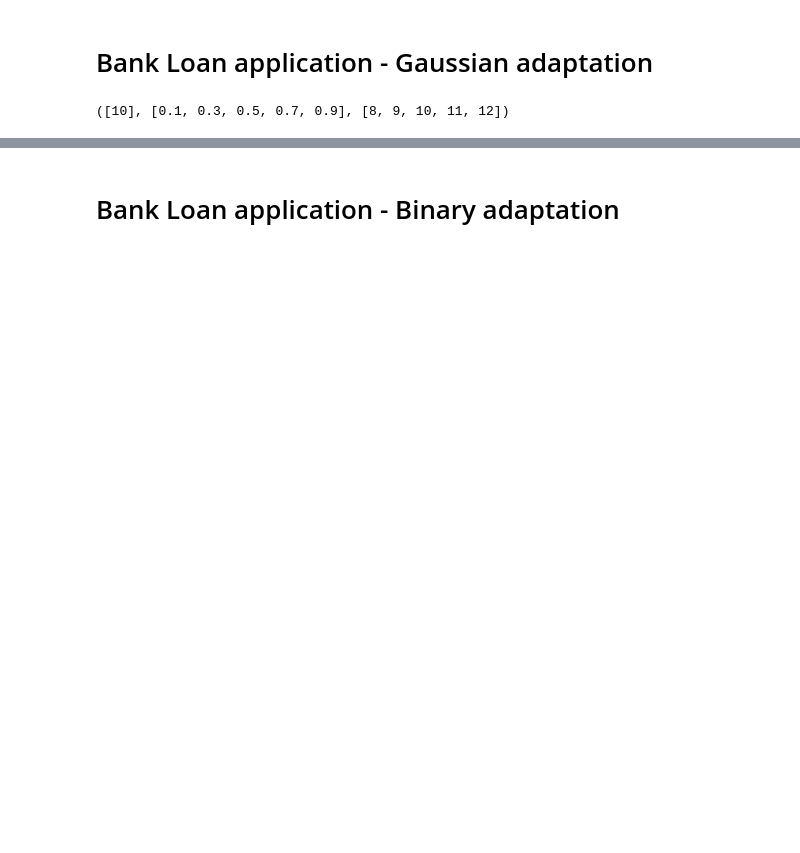
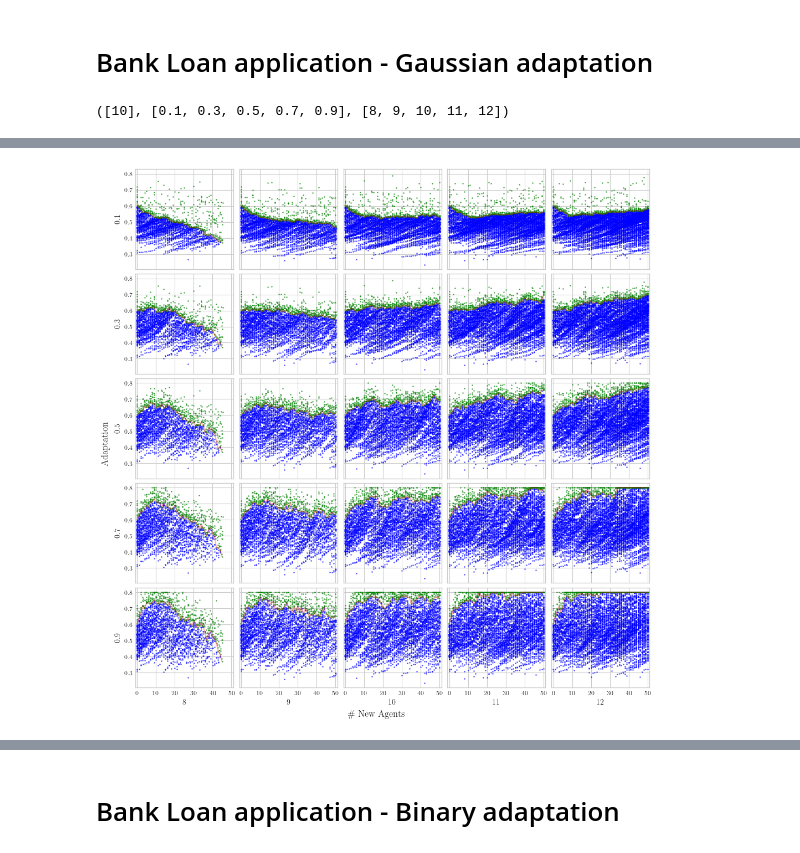
Before and after one commit to joaopfonseca/recourse-over-time, a Jupyter notebook: notebooks/2.0-meta-simulation.ipynb, the cells around one changed output, grey strips where cells are left out. Saved outputs shown, nothing was run; the diff lists cells and outputs as text; code cells hidden in the pictures; blank space fills up the shorter version.

Commit message:
PUB produce visualizations

```diff
--- a/notebooks/2.0-meta-simulation.ipynb
+++ b/notebooks/2.0-meta-simulation.ipynb
@@ -23,6 +24,7 @@ from recgame.visualization import (
 )
 from recgame.utils import generate_synthetic_data
 # %%
+SAVE_PATH = "../assets/multi-agent-dynamic-counterfactual-recourse/analysis/"
 set_matplotlib_style(8, **{"lines.markersize": 1})
 
 # Some variables to define the problem
@@ -33,7 +35,7 @@ N_AGENTS = 100
 
 df, y, categorical = generate_synthetic_data(N_AGENTS, N_CONTINUOUS, N_CAT, RNG_SEED)
 
-lr = LogisticRegression().fit(df, y)
+lr = LogisticRegression(random_state=RNG_SEED).fit(df, y)
 # %%
 population = BasePopulation(df, categorical=categorical)
 
@@ -84,4 +86,11 @@ results_bla3 = parallel_loop(
 [interactive output not drawn]
 # %%
 simulations_scores_panel(results_bla3, ADAPTATION_BLA3, NEW_AGENTS_BLA3)
+plt.savefig(
+    join(SAVE_PATH, "single_run_gaussian_adaptation_scores_panel.jpeg"),
+    dpi=200,
+    format="jpeg",
+    bbox_inches="tight",
+)
 plt.show()
+# %% [output]
@@ -88,2 +100,3 @@ plt.show()
+[figure, added]
 # %%
 simulations_success_rate_panels(results_bla3, ADAPTATION_BLA3, NEW_AGENTS_BLA3)
```
Also changed, not shown: parts of 11 cells of this notebook, 15 other files.
